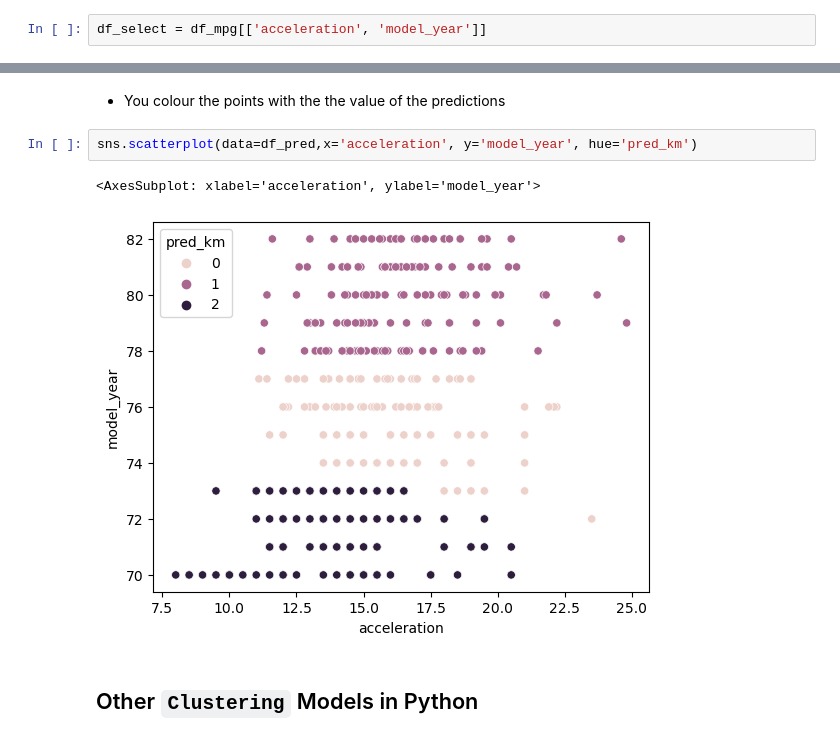
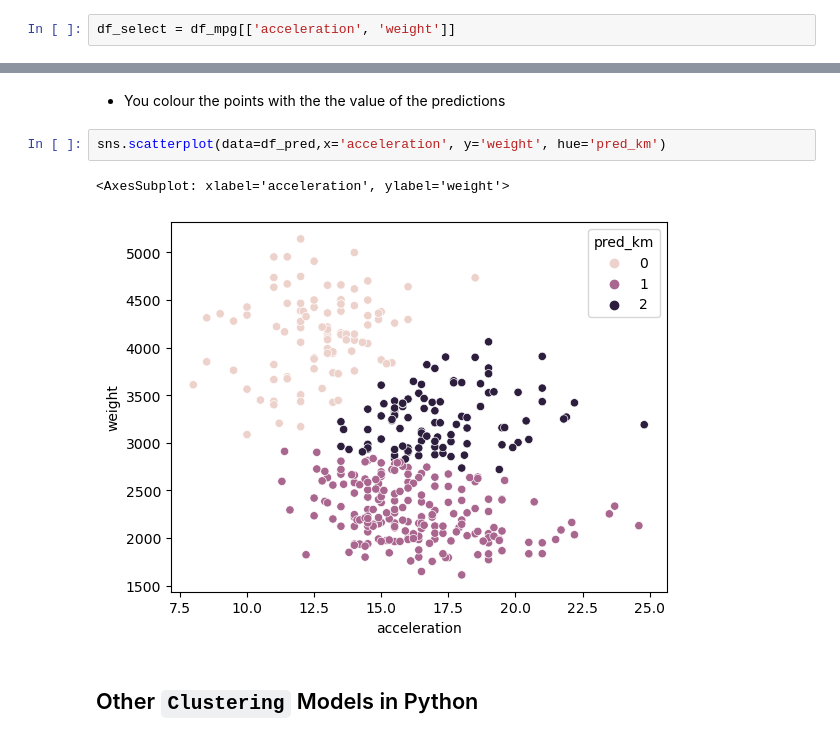
Before and after one commit to Axxst/resolving-machine-learning-python, a Jupyter notebook: 05_The k-Means & Unsupervised Clustering Models/05C_clustering-kmeans_practice_blank.ipynb, the cells around one changed output, grey strips where cells are left out. Drawn from its saved outputs; the diff is of its cells as text.

```diff
--- a/05_The k-Means & Unsupervised Clustering Models/05C_clustering-kmeans_practice_blank.ipynb
+++ b/05_The k-Means & Unsupervised Clustering Models/05C_clustering-kmeans_practice_blank.ipynb
@@ -34,7 +34,7 @@ df_mpg.sample(5)
 
 - Select 2 columns for the modelling
 # %%
-df_select = df_mpg[['acceleration', 'model_year']]
+df_select = df_mpg[['acceleration', 'weight']]
 # %% [markdown]
 ## Data `preprocessing`
 
@@ -113,10 +113,10 @@ df_pred['pred_km'] = model_km.predict(X=df_scaled)
 # %% [markdown]
 - You colour the points with the the value of the predictions
 # %%
-sns.scatterplot(data=df_pred,x='acceleration', y='model_year', hue='pred_km')
+sns.scatterplot(data=df_pred,x='acceleration', y='weight', hue='pred_km')
 # %% [output]
-<AxesSubplot: xlabel='acceleration', ylabel='model_year'>
+<AxesSubplot: xlabel='acceleration', ylabel='weight'>
-[figure, old version]
+[figure, new version]
 # %% [markdown]
 ## Other `Clustering` Models in Python
 # %% [markdown]
```
Also changed, not shown: parts of 16 cells of this notebook, 1 other file.
